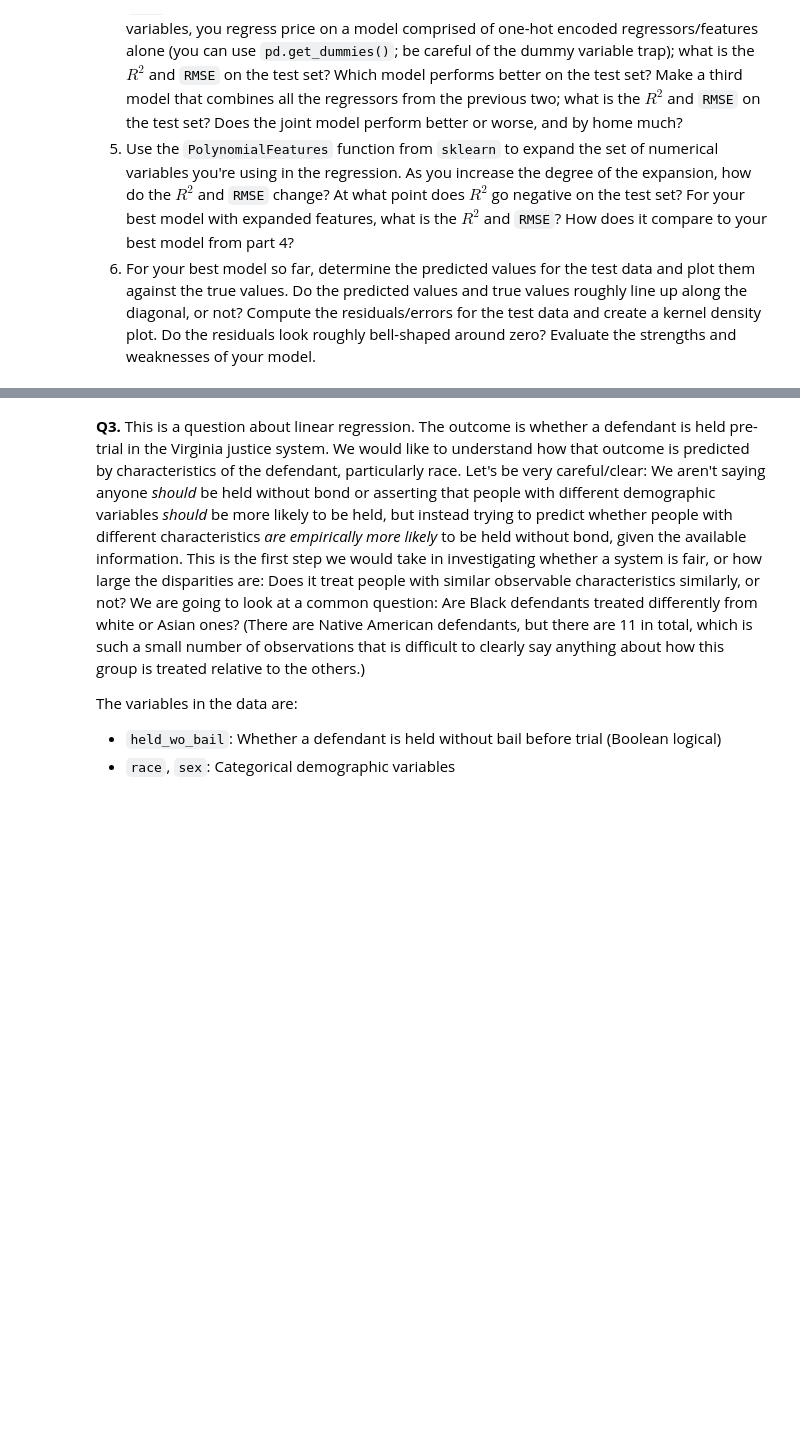
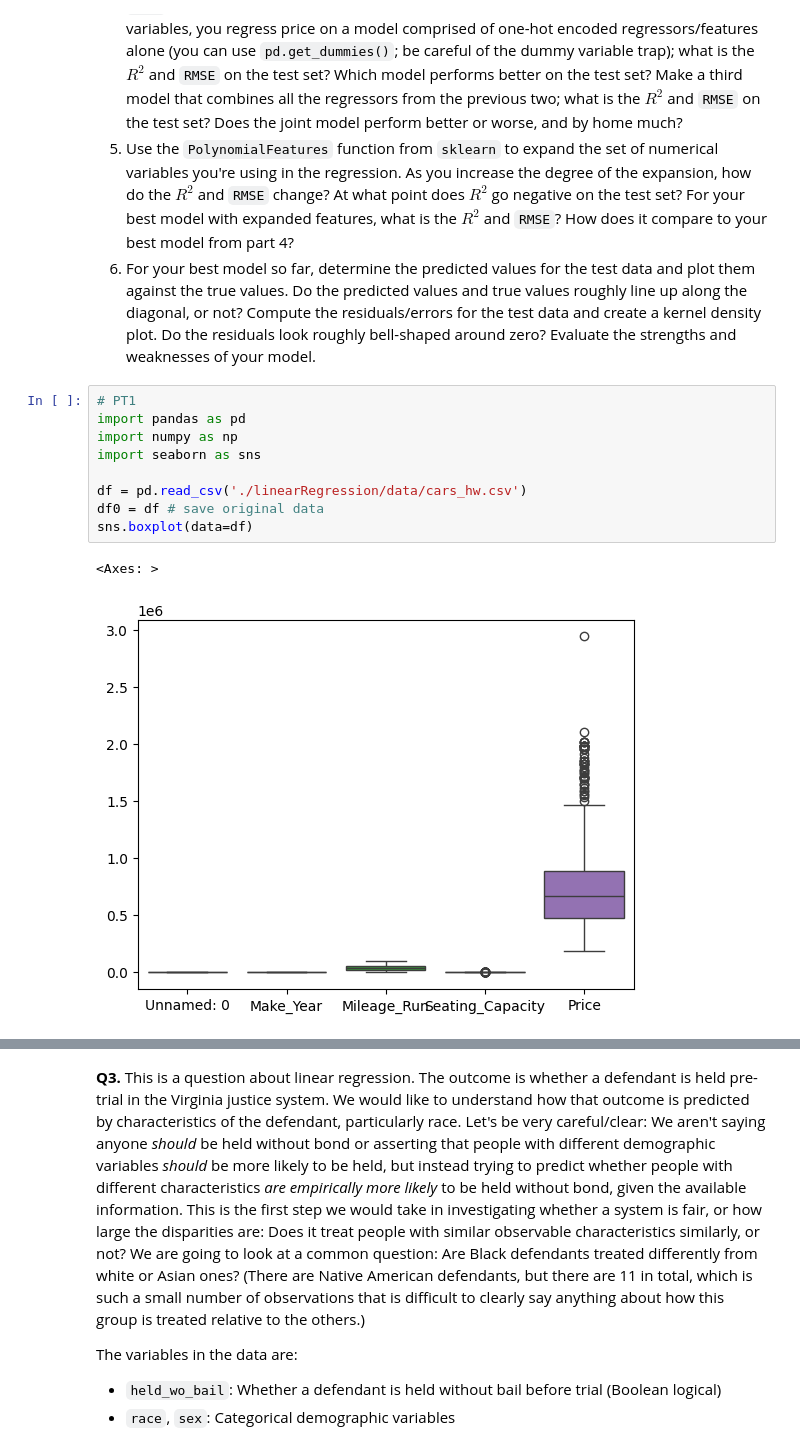
Before and after one commit to phf5kw/linearRegression, a Jupyter notebook: assignment.ipynb, the cells around one changed output, grey strips where cells are left out. Cells and saved outputs as stored; diff of their text form; blank space fills up the shorter version.

```diff
--- a/assignment.ipynb
+++ b/assignment.ipynb
@@ -180,3 +215,15 @@ results
   4. Make a model where you regress price on the numeric variables alone; what is the $R^2$ and `RMSE` on the training set and test set? Make a second model where, for the categorical variables, you regress price on a model comprised of one-hot encoded regressors/features alone (you can use `pd.get_dummies()`; be careful of the dummy variable trap); what is the $R^2$ and `RMSE` on the test set? Which model performs better on the test set? Make a third model that combines all the regressors from the previous two; what is the $R^2$ and `RMSE` on the test set? Does the joint model perform better or worse, and by home much?
   5. Use the `PolynomialFeatures` function from `sklearn` to expand the set of numerical variables you're using in the regression. As you increase the degree of the expansion, how do the $R^2$ and `RMSE` change? At what point does $R^2$ go negative on the test set? For your best model with expanded features, what is the $R^2$ and `RMSE`? How does it compare to your best model from part 4?
   6. For your best model so far, determine the predicted values for the test data and plot them against the true values. Do the predicted values and true values roughly line up along the diagonal, or not? Compute the residuals/errors for the test data and create a kernel density plot. Do the residuals look roughly bell-shaped around zero? Evaluate the strengths and weaknesses of your model.
+# %%
+# PT1
+import pandas as pd
+import numpy as np
+import seaborn as sns
+
+df = pd.read_csv('./linearRegression/data/cars_hw.csv')
+df0 = df # save original data
+sns.boxplot(data=df)
+# %% [output]
+<Axes: >
+[figure, added]
```
Also changed, not shown: parts of 14 cells of this notebook.
